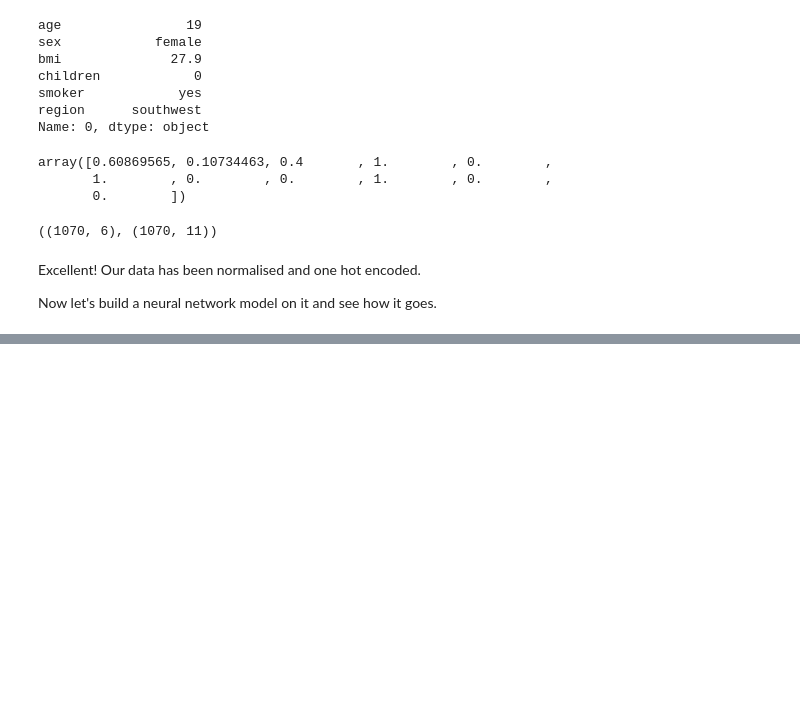
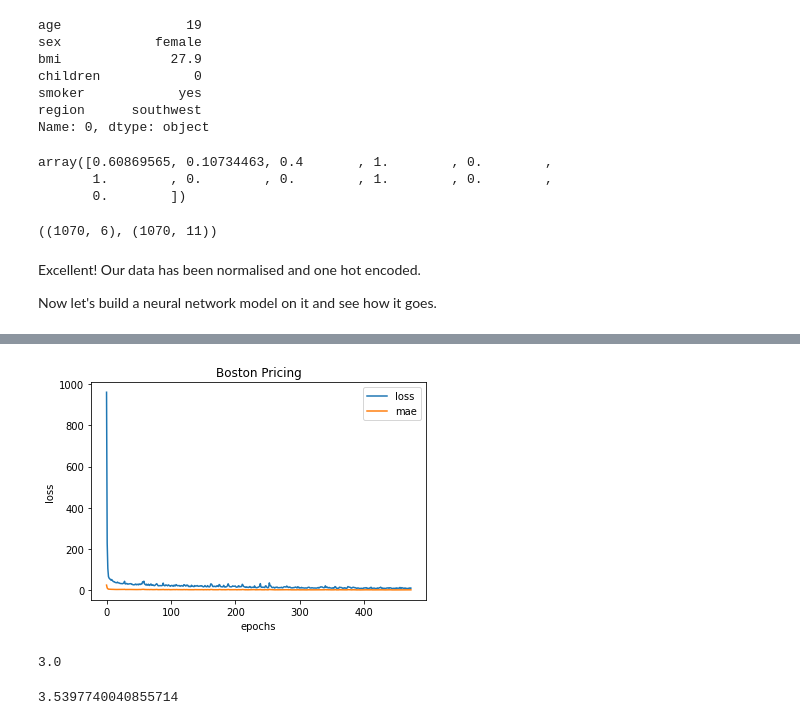
Before and after one commit to gwalshe73/TFDevCert2021, a Jupyter notebook: 01_neural_network_regression_with_tensorflow_video.ipynb, the cells around one changed output, grey strips where cells are left out. Saved outputs shown, nothing was run; the diff lists cells and outputs as text; code cells hidden in the pictures; blank space fills up the shorter version.

```diff
--- a/01_neural_network_regression_with_tensorflow_video.ipynb
+++ b/01_neural_network_regression_with_tensorflow_video.ipynb
@@ -1169,0 +1174,2 @@ training_curve(history_insurance, "Insurance Model")
+# %%
+(X_train, y_train), (X_test, y_test) = tf.keras.datasets.boston_housing.load_data(test_split=0.2, seed=42)
@@ -1169,0 +1179,13 @@ training_curve(history_insurance, "Insurance Model")
+# %%
+tf.random.set_seed(42)
+
+boston_model = tf.keras.Sequential([
+                                    tf.keras.layers.Dense(100, activation=tf.nn.relu),
+                                    tf.keras.layers.Dense(1)
+])
+
+boston_model.compile(loss=tf.keras.losses.mse,
+                     optimizer=tf.keras.optimizers.Adam(learning_rate=0.005),
+                     metrics=["mae"])
+
+boston_history = boston_model.fit(X_train, y_train, epochs=1000, verbose=0, callbacks=[loss_check])
@@ -1169,0 +1199,13 @@ training_curve(history_insurance, "Insurance Model")
+# %%
+training_curve(boston_history, "Boston Pricing")
+# %% [output]
+[figure, added]
+# %%
+import numpy as np
+np.sqrt(9)
+# %% [output]
+3.0
+# %%
+np.sqrt(12.53)
+# %% [output]
+3.5397740040855714
```
Also changed, not shown: parts of 30 cells of this notebook.
